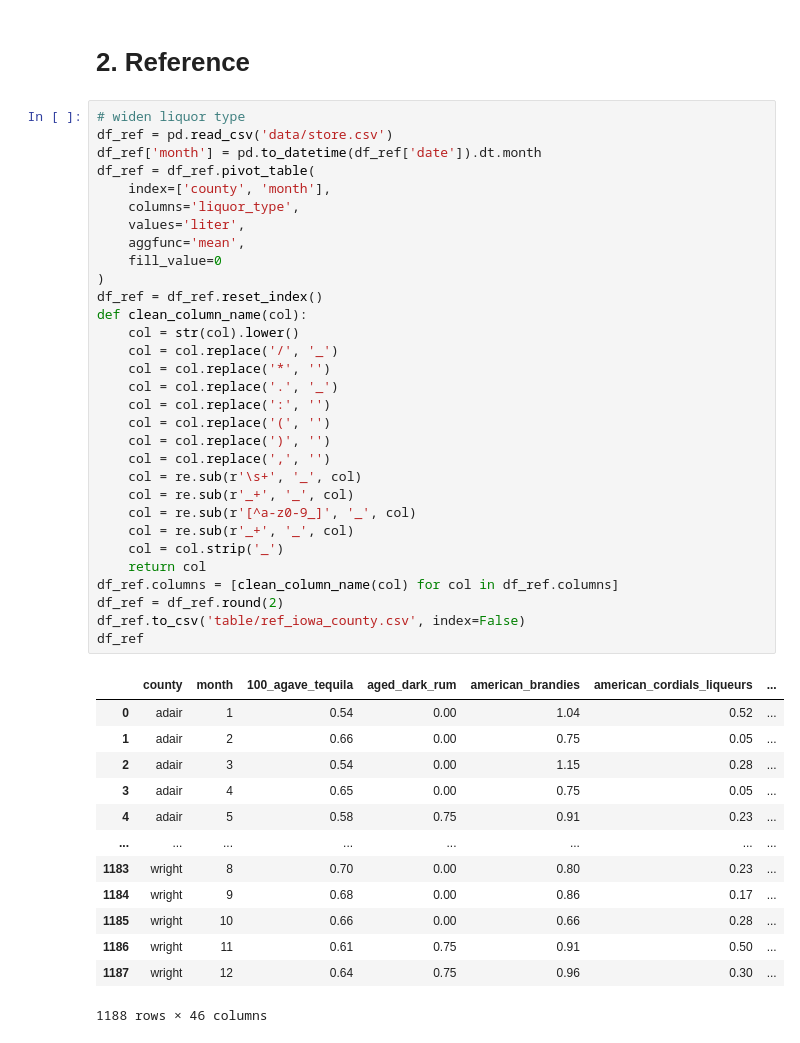
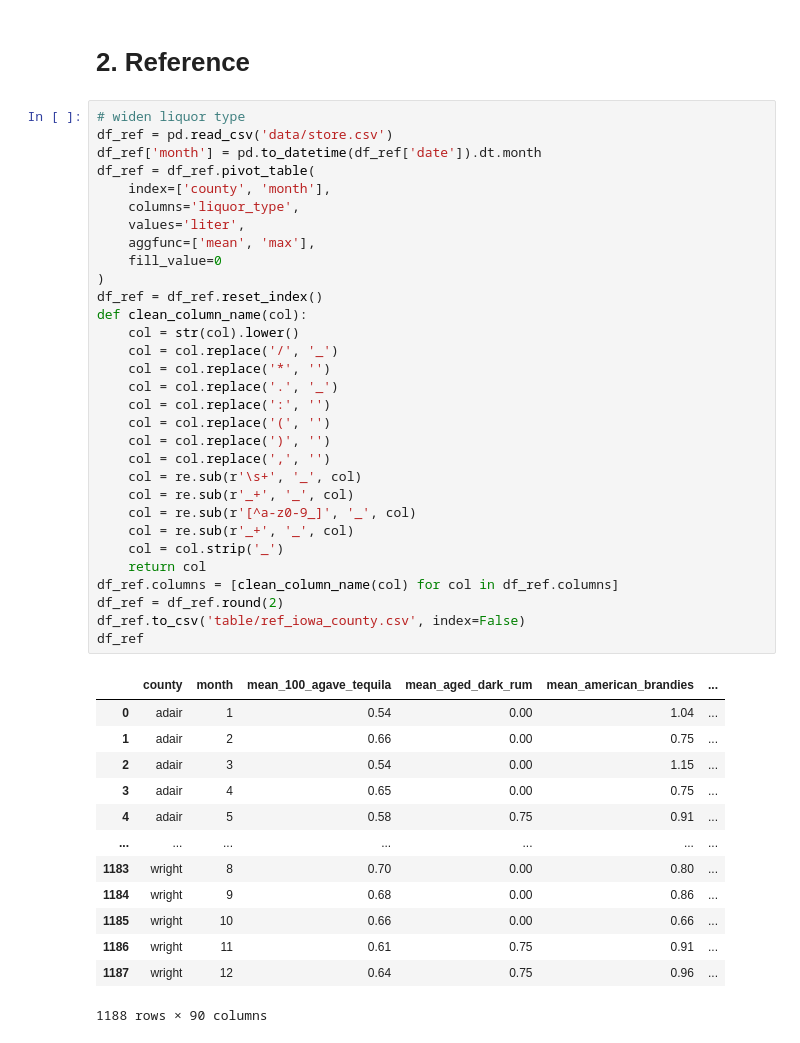
Before and after one commit to Fred-Naga/Applying-Machine-Learning, a Jupyter notebook: iowa_algorithm.ipynb, the cells around one changed output. Drawn from its saved outputs; the diff is of its cells as text.

```diff
--- a/iowa_algorithm.ipynb
+++ b/iowa_algorithm.ipynb
@@ -141,44 +141,44 @@ df_algorithm
 # widen liquor type
 df_ref = pd.read_csv('data/store.csv')
 df_ref['month'] = pd.to_datetime(df_ref['date']).dt.month
 df_ref = df_ref.pivot_table(
     index=['county', 'month'],
     columns='liquor_type',
     values='liter',
-    aggfunc='mean',
+    aggfunc=['mean', 'max'],
     fill_value=0
 )
 df_ref = df_ref.reset_index()
 def clean_column_name(col):
     col = str(col).lower()
     col = col.replace('/', '_')
     col = col.replace('*', '')
     col = col.replace('.', '_')
     col = col.replace(':', '')
     col = col.replace('(', '')
     col = col.replace(')', '')
     col = col.replace(',', '')
     col = re.sub(r'\s+', '_', col)
     col = re.sub(r'_+', '_', col)
     col = re.sub(r'[^a-z0-9_]', '_', col)
     col = re.sub(r'_+', '_', col)
     col = col.strip('_')
     return col
 df_ref.columns = [clean_column_name(col) for col in df_ref.columns]
 df_ref = df_ref.round(2)
 df_ref.to_csv('table/ref_iowa_county.csv', index=False)
 df_ref
 # %% [output]
-|  | county | month | 100_agave_tequila | aged_dark_rum | american_brandies | american_cordials_liqueurs | ... |
-| 0 | adair | 1 | 0.54 | 0.00 | 1.04 | 0.52 | ... |
-| 1 | adair | 2 | 0.66 | 0.00 | 0.75 | 0.05 | ... |
-| 2 | adair | 3 | 0.54 | 0.00 | 1.15 | 0.28 | ... |
-| 3 | adair | 4 | 0.65 | 0.00 | 0.75 | 0.05 | ... |
-| 4 | adair | 5 | 0.58 | 0.75 | 0.91 | 0.23 | ... |
-| ... | ... | ... | ... | ... | ... | ... | ... |
-| 1183 | wright | 8 | 0.70 | 0.00 | 0.80 | 0.23 | ... |
-| 1184 | wright | 9 | 0.68 | 0.00 | 0.86 | 0.17 | ... |
-| 1185 | wright | 10 | 0.66 | 0.00 | 0.66 | 0.28 | ... |
-| 1186 | wright | 11 | 0.61 | 0.75 | 0.91 | 0.50 | ... |
-| 1187 | wright | 12 | 0.64 | 0.75 | 0.96 | 0.30 | ... |
+|  | county | month | mean_100_agave_tequila | mean_aged_dark_rum | mean_american_brandies | ... |
+| 0 | adair | 1 | 0.54 | 0.00 | 1.04 | ... |
+| 1 | adair | 2 | 0.66 | 0.00 | 0.75 | ... |
+| 2 | adair | 3 | 0.54 | 0.00 | 1.15 | ... |
+| 3 | adair | 4 | 0.65 | 0.00 | 0.75 | ... |
+| 4 | adair | 5 | 0.58 | 0.75 | 0.91 | ... |
+| ... | ... | ... | ... | ... | ... | ... |
+| 1183 | wright | 8 | 0.70 | 0.00 | 0.80 | ... |
+| 1184 | wright | 9 | 0.68 | 0.00 | 0.86 | ... |
+| 1185 | wright | 10 | 0.66 | 0.00 | 0.66 | ... |
+| 1186 | wright | 11 | 0.61 | 0.75 | 0.91 | ... |
+| 1187 | wright | 12 | 0.64 | 0.75 | 0.96 | ... |
-1188 rows × 46 columns
+1188 rows × 90 columns
```
Also changed, not shown: 1 other file.
